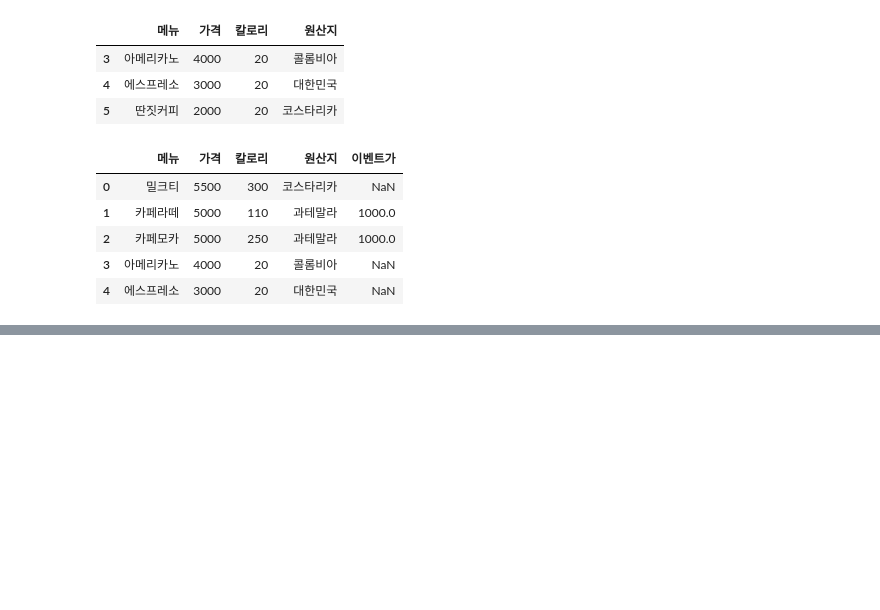
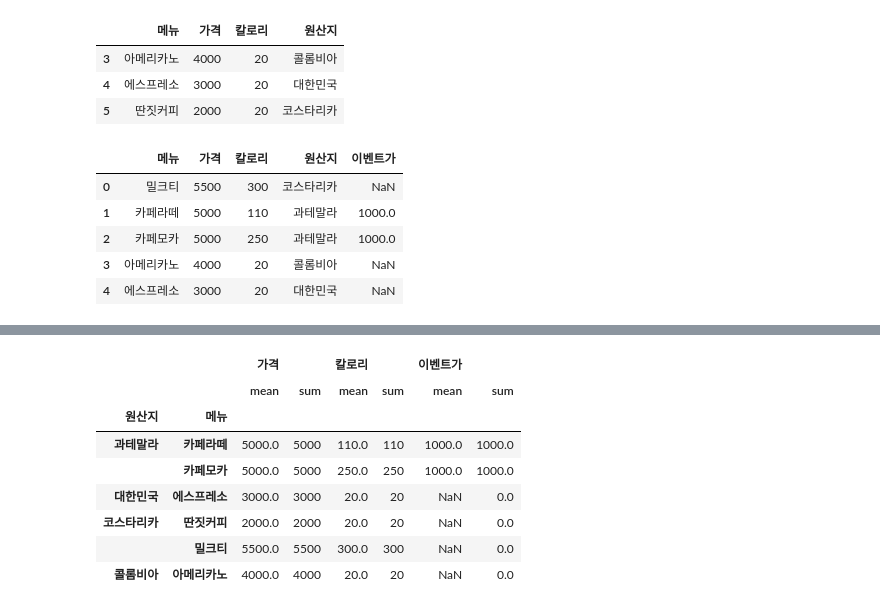
Before and after one commit to songyeongeun/Bigdata-Analysis-Certificate, a Jupyter notebook: pandas_basic.ipynb, the cells around one changed output, grey strips where cells are left out. Drawn from its saved outputs; the diff is of its cells as text; code cells hidden in the pictures; blank space fills up the shorter version.

```diff
--- a/pandas_basic.ipynb
+++ b/pandas_basic.ipynb
@@ -676,0 +1042,4 @@ df.to_csv("cafe4.csv",index=False)
+# %%
+#그룹핑
+df=pd.read_csv("cafe4.csv")
+df.head(2)
@@ -676,0 +1071,13 @@ df.to_csv("cafe4.csv",index=False)
+# %%
+#원산지와 메뉴 기준(평균, 합계)
+df.groupby(['원산지','메뉴']).agg(['mean','sum'])
+# %% [output]
+|  |  | 가격 |  | 칼로리 |  | 이벤트가 |  |
+|  |  | mean | sum | mean | sum | mean | sum |
+| 원산지 | 메뉴 |  |  |  |  |  |  |
+| 과테말라 | 카페라떼 | 5000.0 | 5000 | 110.0 | 110 | 1000.0 | 1000.0 |
+|  | 카페모카 | 5000.0 | 5000 | 250.0 | 250 | 1000.0 | 1000.0 |
+| 대한민국 | 에스프레소 | 3000.0 | 3000 | 20.0 | 20 | NaN | 0.0 |
+| 코스타리카 | 딴짓커피 | 2000.0 | 2000 | 20.0 | 20 | NaN | 0.0 |
+|  | 밀크티 | 5500.0 | 5500 | 300.0 | 300 | NaN | 0.0 |
+| 콜롬비아 | 아메리카노 | 4000.0 | 4000 | 20.0 | 20 | NaN | 0.0 |
```
Also changed, not shown: parts of 94 cells of this notebook.
